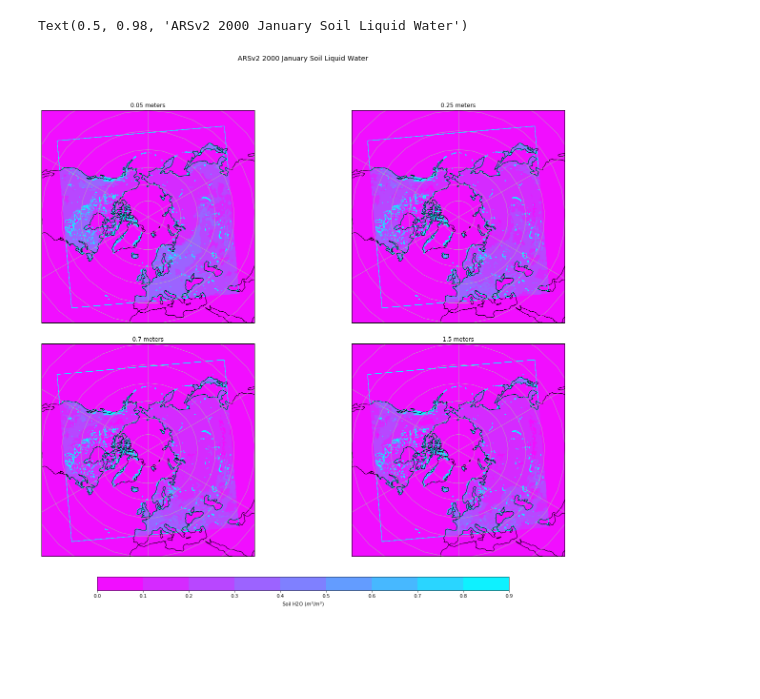
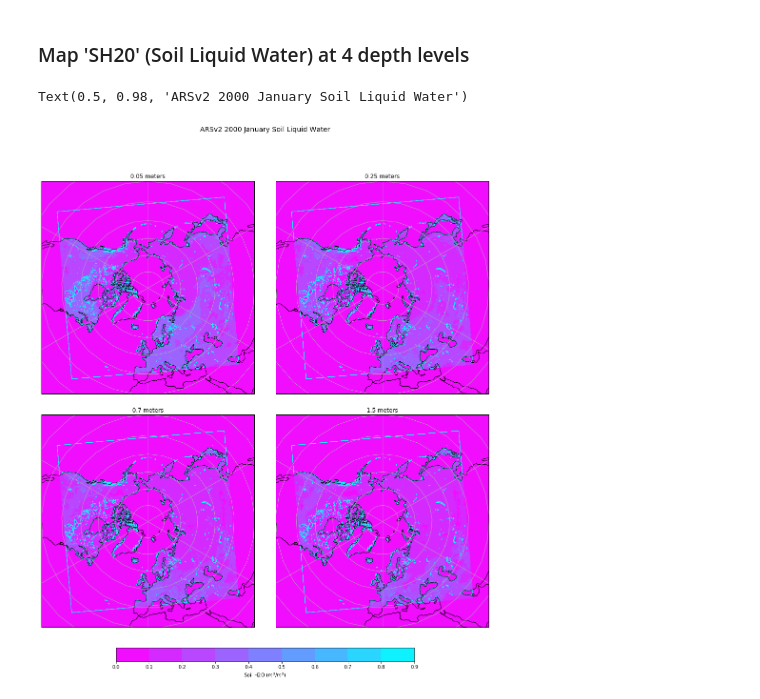
Before and after one commit to juozasg/clim-data, a Jupyter notebook: Assignment-2.ipynb, the cells around one changed output. Cells and saved outputs as stored; diff of their text form; code cells hidden in the pictures; blank space fills up the shorter version.

```diff
--- a/Assignment-2.ipynb
+++ b/Assignment-2.ipynb
@@ -86,26 +38,0 @@ Data variables:
-# %%
-levels = reversed([0.05, 0.25, 0.7, 1.25])
-
-fig = plt.figure(figsize=(20,20))
-
-# specify axis map projection
-ax=plt.axes(projection=ccrs.NorthPolarStereo())
-
-
-# make a filled contour plot
-cs=ax.contourf(dr['lon'], dr['lat'],
-            dr['SH2O'].sel(lev=4.0).dropna(dim='lat').dropna(dim='lon'),
-            transform=ccrs.PlateCarree(),
-            cmap='cool',
-            vmin=0.0,
-            vmax=0.9)
-
-ax.set_extent([-180, 180, 30, 90], ccrs.PlateCarree())
-
-# add reference lines
-ax.coastlines()
-ax.gridlines()
-
-cbar=plt.colorbar(cs,orientation='horizontal',shrink=0.7,label='Soil H20 at lev=4.0')
-
-plt.title('SOIL H20')
@@ -115,37 +39,39 @@ Text(0.5, 1.0, 'SOIL H20')
+# %% [markdown]
+### Map 'SH20' (Soil Liquid Water) at 4 depth levels
 # %%
 fig, axs = plt.subplots(nrows=2,ncols=2,
                         subplot_kw={'projection': ccrs.NorthPolarStereo()},
-                        figsize=(20,20))
+                        figsize=(14.5,20))
 axs=axs.flatten()
 
 clevs=np.arange(0.0,1.0, 0.1)
 
 for lev, depth in [(4.0,0.05), (3.0,0.25), (2.0,0.7), (1.0, 1.5)]:
     ax = axs[int(4-lev)]
 
     cs=ax.contourf(dr['lon'], dr['lat'],
             dr['SH2O'].sel(lev=lev), clevs,
             transform=ccrs.PlateCarree(),
             cmap='cool_r')
     ax.set_extent([-180, 180, 30, 90], ccrs.PlateCarree())
 
     # add reference lines
     ax.coastlines()
     ax.gridlines()
 
     ax.set_title(f"{depth} meters")
 
 fig.subplots_adjust(bottom=0.25, top=0.9, left=0.05, right=0.95,
-                    wspace=0.01, hspace=0.1)
+                    wspace=0.1, hspace=0.1)
 
 # Add a colorbar axis at the bottom of the graph
 cbar_ax = fig.add_axes([0.2, 0.2, 0.6, 0.02])
 
 # Draw the colorbar
 cbar=fig.colorbar(cs, cax=cbar_ax,orientation='horizontal',label='Soil H2O $(m^3/m^3)$')
 
 # Add a big title at the top
 plt.suptitle('ARSv2 2000 January Soil Liquid Water', size='x-large')
 # %% [output]
 Text(0.5, 0.98, 'ARSv2 2000 January Soil Liquid Water')
-[figure, old version]
+[figure, new version]
```
Also changed, not shown: parts of 11 cells of this notebook.
